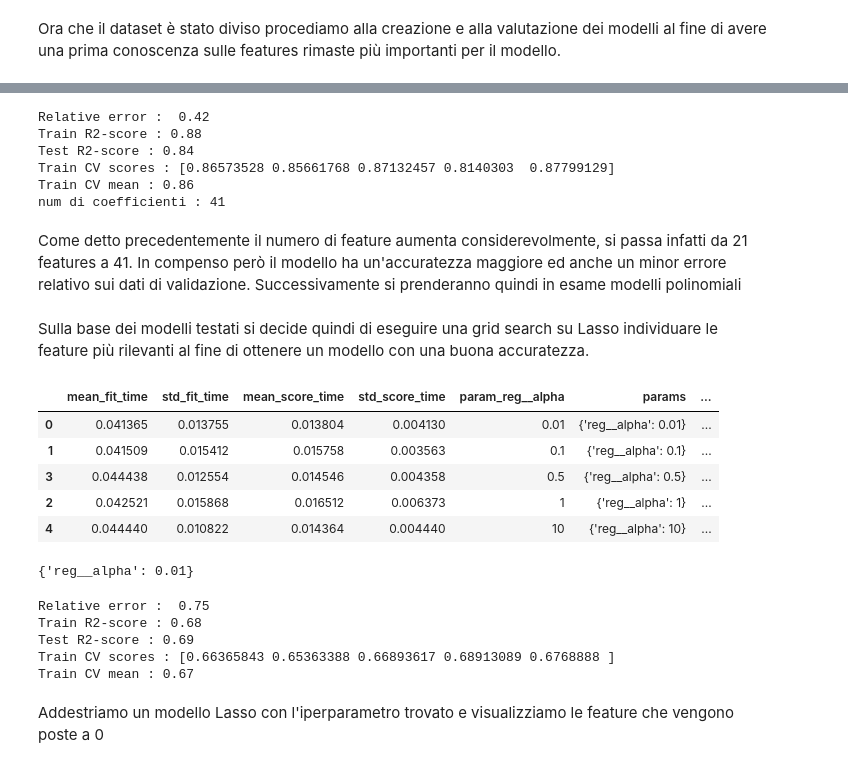
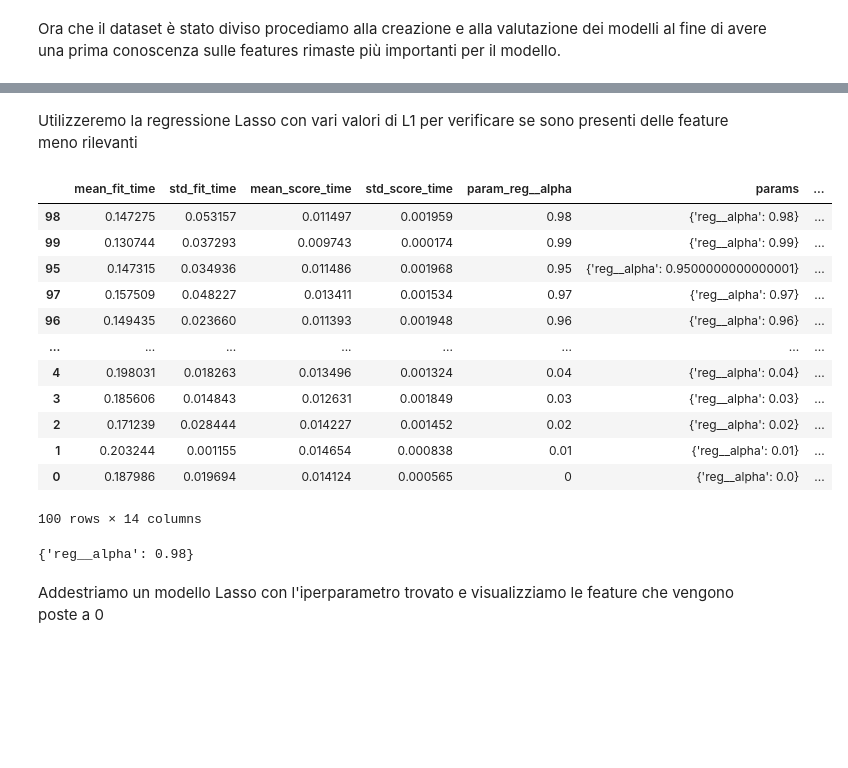
Before and after one commit to MariaMengozzi/esameDI, a Jupyter notebook: Progetto_esame_DI_con_preprocessing_differenziato.ipynb, the cells around one changed output, grey strips where cells are left out. Drawn from its saved outputs; the diff is of its cells as text; code cells hidden in the pictures; blank space fills up the shorter version.

```diff
--- a/Progetto_esame_DI_con_preprocessing_differenziato.ipynb
+++ b/Progetto_esame_DI_con_preprocessing_differenziato.ipynb
@@ -646,3 +637,6 @@ X = data.drop(columns="selling_price")
+# %%
+y = data['selling_price']
+X = data.drop(columns="selling_price")
 # %%
 y.head()
 # %% [output]
@@ -896,80 +703,38 @@ def pre_poly_model(model):
-# %%
-rrm = Pipeline([
-                ('preproc', ColumnTransformer([
-                              ('categorical', OneHotEncoder(), categorical),
-                              ('numeric', Pipeline([
-                                        ("poly", PolynomialFeatures(degree=2, include_bias=False)),
-                                        ("scale", StandardScaler())
-                                   ]), numerical)])),
-        ("reg", Ridge(alpha=0.2,random_state=42))
-  ])
-pre_poly_model(rrm)
-# %% [output]
-Relative error :  0.42
-Train R2-score : 0.88
-Test R2-score : 0.84
-Train CV scores : [0.86573528 0.85661768 0.87132457 0.8140303  0.87799129]
-Train CV mean : 0.86
-num di coefficienti : 41
-# %% [markdown]
-Come detto precedentemente il numero di feature aumenta considerevolmente, si passa infatti da 21 features a 41. In compenso però il modello ha un'accuratezza maggiore ed anche un minor errore relativo sui dati di validazione. Successivamente si prenderanno quindi in esame modelli polinomiali
-# %% [markdown]
-Sulla base dei modelli testati si decide quindi di eseguire una grid search su Lasso individuare le feature più rilevanti al fine di ottenere un modello con una buona accuratezza.
+# %% [markdown]
+Utilizzeremo la regressione Lasso con vari valori di L1 per verificare se sono presenti delle feature meno rilevanti
 # %%
 from sklearn.model_selection import GridSearchCV
 # %%
 lasso_grid = Pipeline([
     ('preproc', ColumnTransformer([
                  ('categorical', OneHotEncoder(), categorical)],remainder=StandardScaler())),
     ("reg",  Lasso(random_state=42))
 ])
 
 grid = {
-    "reg__alpha": [0.01, 0.1, 1, 0.5, 10]
+    "reg__alpha":  np.arange(0, 1, 0.01)
 }
 gs = GridSearchCV(lasso_grid, grid, cv=kf, refit=True)
 gs.fit(X_train, y_train);
 pd.DataFrame(gs.cv_results_).sort_values("mean_test_score", ascending=False)
 # %% [output]
 |  | mean_fit_time | std_fit_time | mean_score_time | std_score_time | param_reg__alpha | params | ... |
-| 0 | 0.041365 | 0.013755 | 0.013804 | 0.004130 | 0.01 | {'reg__alpha': 0.01} | ... |
-| 1 | 0.041509 | 0.015412 | 0.015758 | 0.003563 | 0.1 | {'reg__alpha': 0.1} | ... |
-| 3 | 0.044438 | 0.012554 | 0.014546 | 0.004358 | 0.5 | {'reg__alpha': 0.5} | ... |
-| 2 | 0.042521 | 0.015868 | 0.016512 | 0.006373 | 1 | {'reg__alpha': 1} | ... |
-| 4 | 0.044440 | 0.010822 | 0.014364 | 0.004440 | 10 | {'reg__alpha': 10} | ... |
+| 98 | 0.147275 | 0.053157 | 0.011497 | 0.001959 | 0.98 | {'reg__alpha': 0.98} | ... |
+| 99 | 0.130744 | 0.037293 | 0.009743 | 0.000174 | 0.99 | {'reg__alpha': 0.99} | ... |
+| 95 | 0.147315 | 0.034936 | 0.011486 | 0.001968 | 0.95 | {'reg__alpha': 0.9500000000000001} | ... |
+| 97 | 0.157509 | 0.048227 | 0.013411 | 0.001534 | 0.97 | {'reg__alpha': 0.97} | ... |
+| 96 | 0.149435 | 0.023660 | 0.011393 | 0.001948 | 0.96 | {'reg__alpha': 0.96} | ... |
+| ... | ... | ... | ... | ... | ... | ... | ... |
+| 4 | 0.198031 | 0.018263 | 0.013496 | 0.001324 | 0.04 | {'reg__alpha': 0.04} | ... |
+| 3 | 0.185606 | 0.014843 | 0.012631 | 0.001849 | 0.03 | {'reg__alpha': 0.03} | ... |
+| 2 | 0.171239 | 0.028444 | 0.014227 | 0.001452 | 0.02 | {'reg__alpha': 0.02} | ... |
+| 1 | 0.203244 | 0.001155 | 0.014654 | 0.000838 | 0.01 | {'reg__alpha': 0.01} | ... |
+| 0 | 0.187986 | 0.019694 | 0.014124 | 0.000565 | 0 | {'reg__alpha': 0.0} | ... |
+100 rows × 14 columns
 # %%
 print(gs.best_params_)
 # %% [output]
-{'reg__alpha': 0.01}
+{'reg__alpha': 0.98}
-# %%
-# R2 score of train set
-y_pred_train = gs.predict(X_train)
-R2_train_model = r2_score(y_train,y_pred_train)
-
-
-# R2 score of test set
-y_pred_val = gs.predict(X_val)
-R2_test_model = r2_score(y_val,y_pred_val)
-
-
-# R2 mean of train set using Cross validation
-cross_val = cross_val_score(gs ,X_train ,y_train ,cv=kf)
-cv_mean = cross_val.mean()
-
-
-# Printing results
-#print("Mean squared error :",round(mean_squared_error(y_val, y_pred_val),2))
-print("Relative error : ",round(relative_error(y_val, y_pred_val),2))
-print("Train R2-score :",round(R2_train_model,2))
-print("Test R2-score :",round(R2_test_model,2))
-print("Train CV scores :",cross_val)
-print("Train CV mean :",round(cv_mean,2))
-# %% [output]
-Relative error :  0.75
-Train R2-score : 0.68
-Test R2-score : 0.69
-Train CV scores : [0.66365843 0.65363388 0.66893617 0.68913089 0.6768888 ]
-Train CV mean : 0.67
 # %% [markdown]
 Addestriamo un modello Lasso con l'iperparametro trovato e visualizziamo le feature che vengono poste a 0
 # %%
```
Also changed, not shown: parts of 68 cells of this notebook.
